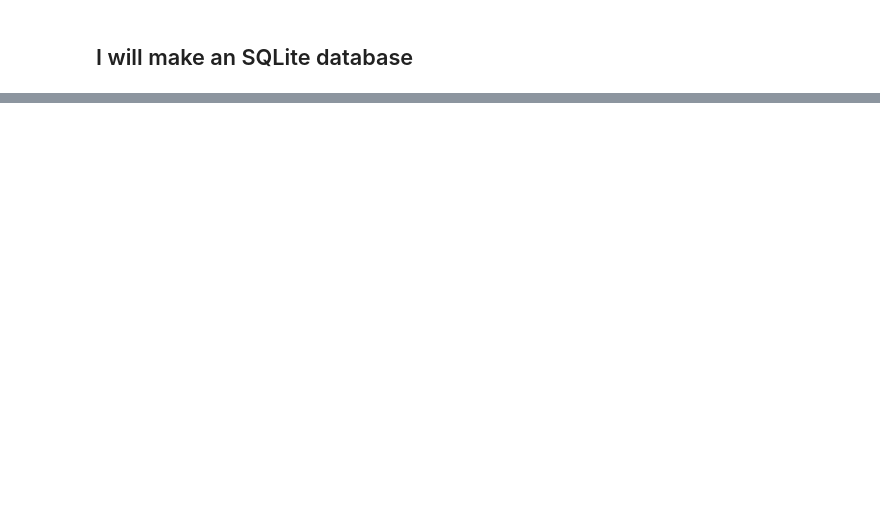
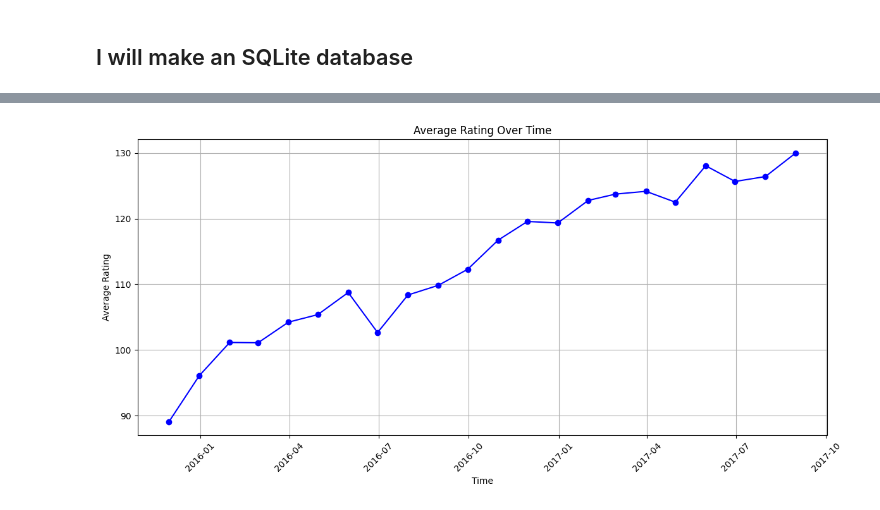
Before and after one commit to mostafatamer11/we-rate-dogs, a Jupyter notebook: wrangle_act.ipynb, the cells around one changed output, grey strips where cells are left out. Saved outputs shown, nothing was run; the diff lists cells and outputs as text; code cells hidden in the pictures; blank space fills up the shorter version.

```diff
--- a/wrangle_act.ipynb
+++ b/wrangle_act.ipynb
@@ -711,0 +840,20 @@ conn.close()
+# %%
+ratings_time = pd.DataFrame()
+ratings_time["timestamp"] = pd.to_datetime(tweets_df["created_at"])
+ratings_time["rating"] = twitter_df["percentage"]
+
+ratings_time = ratings_time.resample("ME", on="timestamp")["rating"].mean()
+# %%
+
+
+plt.figure(figsize=(12, 6))
+plt.plot(ratings_time.index, ratings_time, marker="o", linestyle="-", color="b")
+plt.xlabel("Time")
+plt.ylabel("Average Rating")
+plt.title("Average Rating Over Time")
+plt.xticks(rotation=45)
+plt.tight_layout()
+plt.grid(True)
+plt.show()
+# %% [output]
+[figure, added]
```
Also changed, not shown: parts of 44 cells of this notebook, 3 other files.
